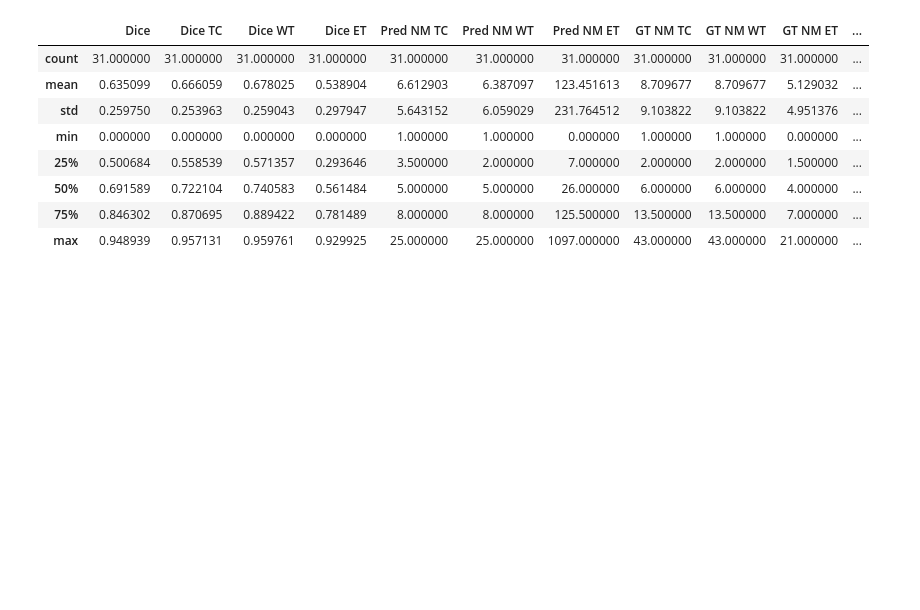
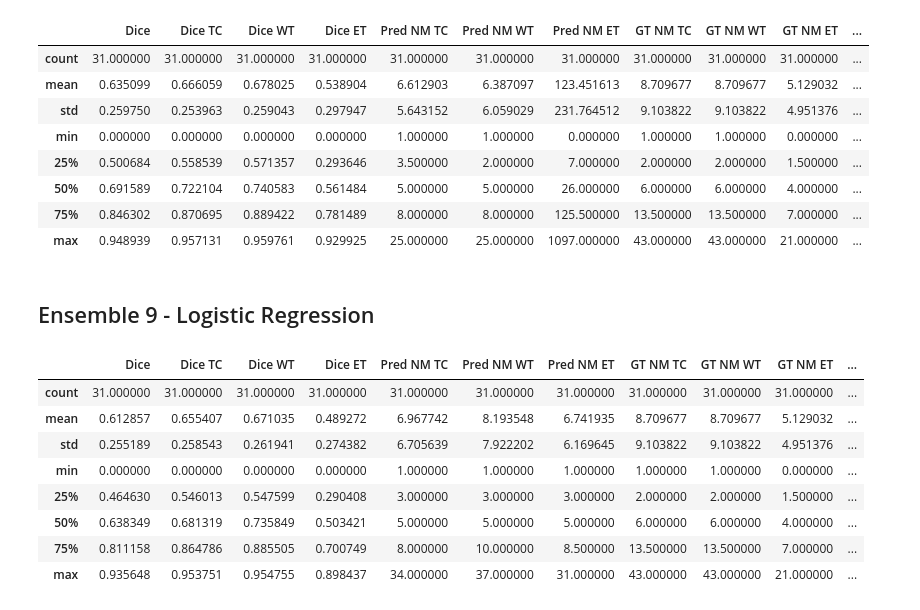
Before and after one commit to NachoGV/Semantic-Segmentation-of-Brain-Metastases-in-MRI-Scans, a Jupyter notebook: ensemble.ipynb, the cells around one changed output. Drawn from its saved outputs; the diff is of its cells as text; code cells hidden in the pictures; blank space fills up the shorter version.

```diff
--- a/ensemble.ipynb
+++ b/ensemble.ipynb
@@ -419,3 +420,33 @@ df.describe()
 | 50% | 0.691589 | 0.722104 | 0.740583 | 0.561484 | 5.000000 | 5.000000 | 26.000000 | 6.000000 | 6.000000 | 4.000000 | ... |
 | 75% | 0.846302 | 0.870695 | 0.889422 | 0.781489 | 8.000000 | 8.000000 | 125.500000 | 13.500000 | 13.500000 | 7.000000 | ... |
 | max | 0.948939 | 0.957131 | 0.959761 | 0.929925 | 25.000000 | 25.000000 | 1097.000000 | 43.000000 | 43.000000 | 21.000000 | ... |
+# %% [markdown]
+## Ensemble 9 - Logistic Regression
+# %%
+def lr(predictions, model):
+    max_size = (315, 315, 308)
+    flattened_predictions = [pred.view(3, -1).t() for pred in predictions]
+    flattened_predictions = torch.cat(flattened_predictions, dim=1)
+    with torch.no_grad():
+        output = model(flattened_predictions)
+    img = AsDiscrete(threshold=0.9)(output)
+    return img.T.reshape(1, 3, max_size[0], max_size[1], max_size[2])
+
+#--------------------------------------------------------------------------------
+
+model = LogisticRegression(12, 3)
+model.load_state_dict(torch.load('./outputs/Ensemble/LogisticRegression.pth'))
+model.eval()
+df = ensemble_inference(test_df, lr, threshold=0.9, store_npz=True, model_name='logreg', model=model)
+df.to_csv('./outputs/Ensemble/ensemble_logreg.csv', index=False)
+df.describe()
+# %% [output]
+|  | Dice | Dice TC | Dice WT | Dice ET | Pred NM TC | Pred NM WT | Pred NM ET | GT NM TC | GT NM WT | GT NM ET | ... |
+| count | 31.000000 | 31.000000 | 31.000000 | 31.000000 | 31.000000 | 31.000000 | 31.000000 | 31.000000 | 31.000000 | 31.000000 | ... |
+| mean | 0.612857 | 0.655407 | 0.671035 | 0.489272 | 6.967742 | 8.193548 | 6.741935 | 8.709677 | 8.709677 | 5.129032 | ... |
+| std | 0.255189 | 0.258543 | 0.261941 | 0.274382 | 6.705639 | 7.922202 | 6.169645 | 9.103822 | 9.103822 | 4.951376 | ... |
+| min | 0.000000 | 0.000000 | 0.000000 | 0.000000 | 1.000000 | 1.000000 | 1.000000 | 1.000000 | 1.000000 | 0.000000 | ... |
+| 25% | 0.464630 | 0.546013 | 0.547599 | 0.290408 | 3.000000 | 3.000000 | 3.000000 | 2.000000 | 2.000000 | 1.500000 | ... |
+| 50% | 0.638349 | 0.681319 | 0.735849 | 0.503421 | 5.000000 | 5.000000 | 5.000000 | 6.000000 | 6.000000 | 4.000000 | ... |
+| 75% | 0.811158 | 0.864786 | 0.885505 | 0.700749 | 8.000000 | 10.000000 | 8.500000 | 13.500000 | 13.500000 | 7.000000 | ... |
+| max | 0.935648 | 0.953751 | 0.954755 | 0.898437 | 34.000000 | 37.000000 | 31.000000 | 43.000000 | 43.000000 | 21.000000 | ... |
```
Also changed, not shown: parts of 1 cell of this notebook, 13 other files.
